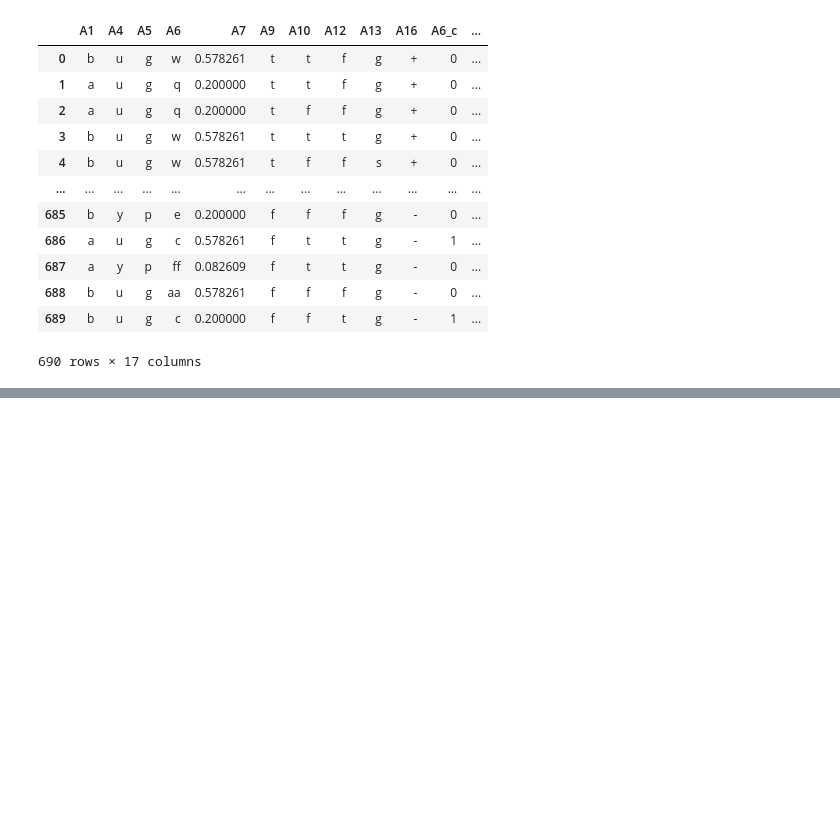
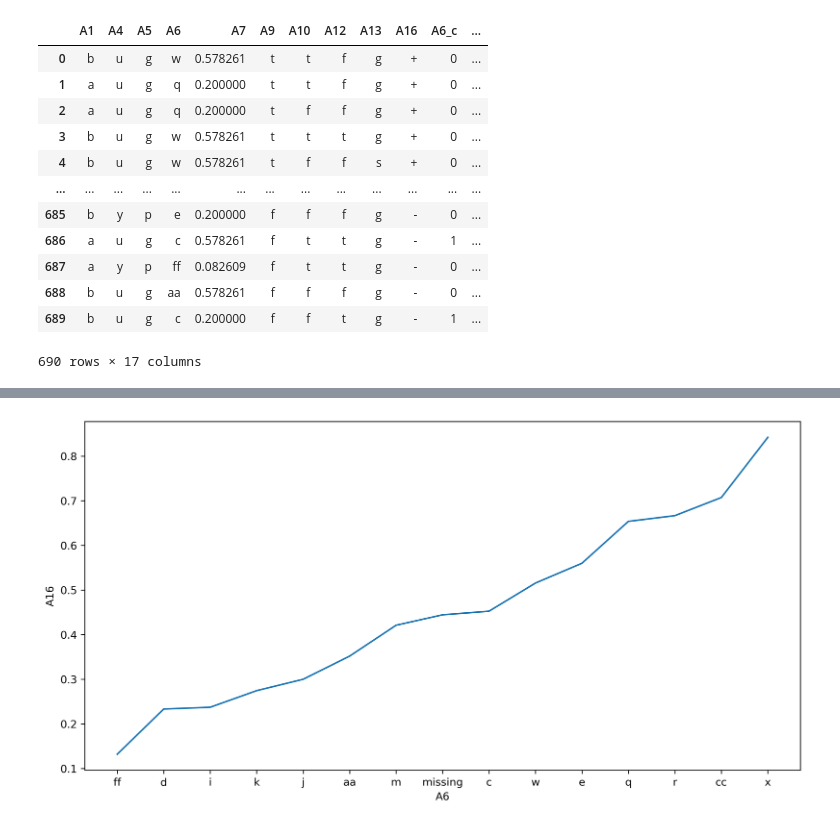
Before and after one commit to ashen007/Feature_enginering, a Jupyter notebook: notebooks/encoding features.ipynb, the cells around one changed output, grey strips where cells are left out. Cells and saved outputs as stored; diff of their text form; code cells hidden in the pictures; blank space fills up the shorter version.

```diff
--- a/notebooks/encoding features.ipynb
+++ b/notebooks/encoding features.ipynb
@@ -647,0 +681,7 @@ encoder.transform(categorical_feature)
+# %%
+rel_ = categorical_feature[['A6','A16']].groupby(by='A6')[['A16']].mean().reset_index().sort_values(by='A16')
+plt.figure(figsize=[12,6],dpi=300)
+sns.lineplot(x=rel_['A6'],y=rel_['A16'])
+plt.show()
+# %% [output]
+[figure, added]
```
Also changed, not shown: parts of 9 cells of this notebook.
